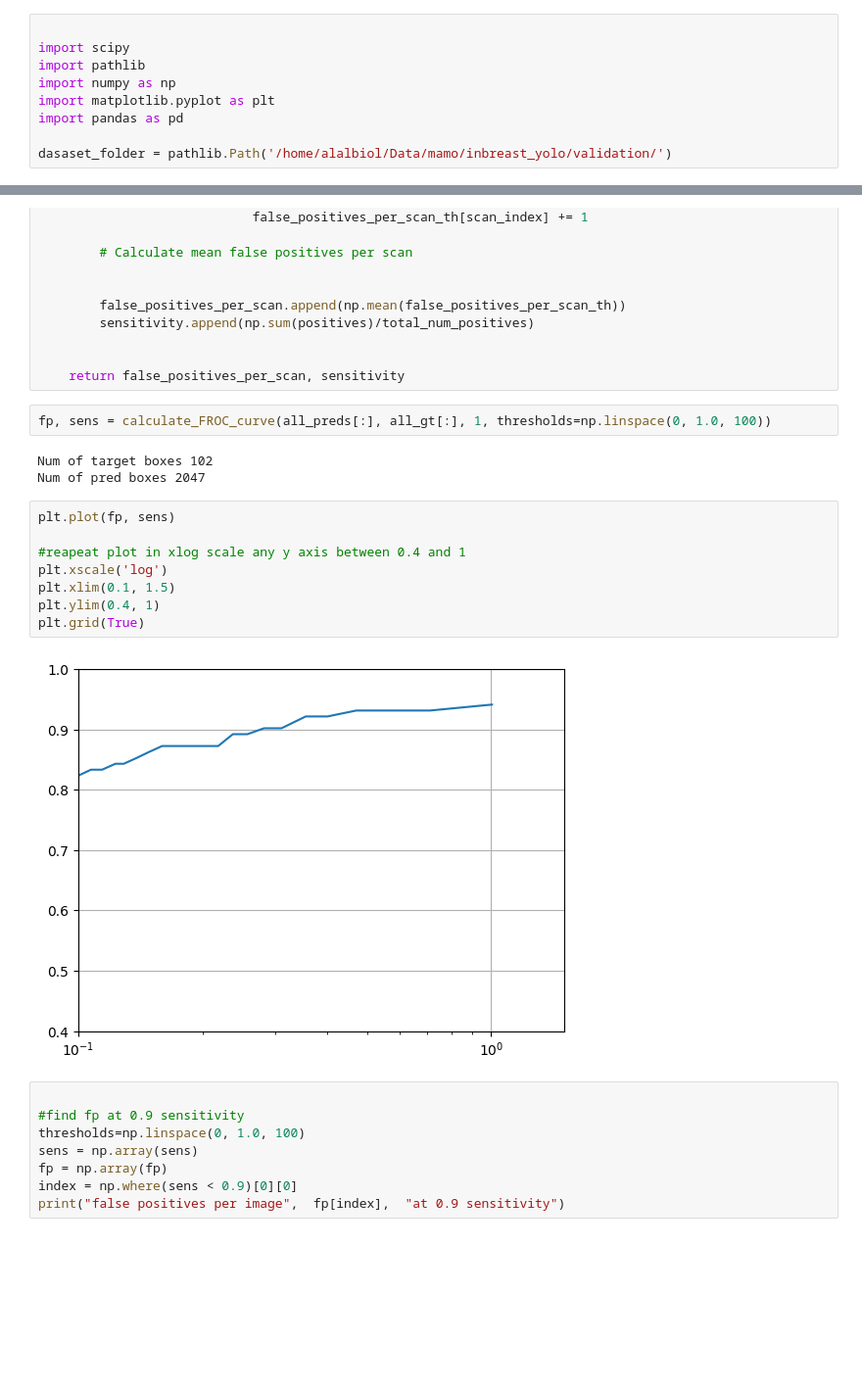
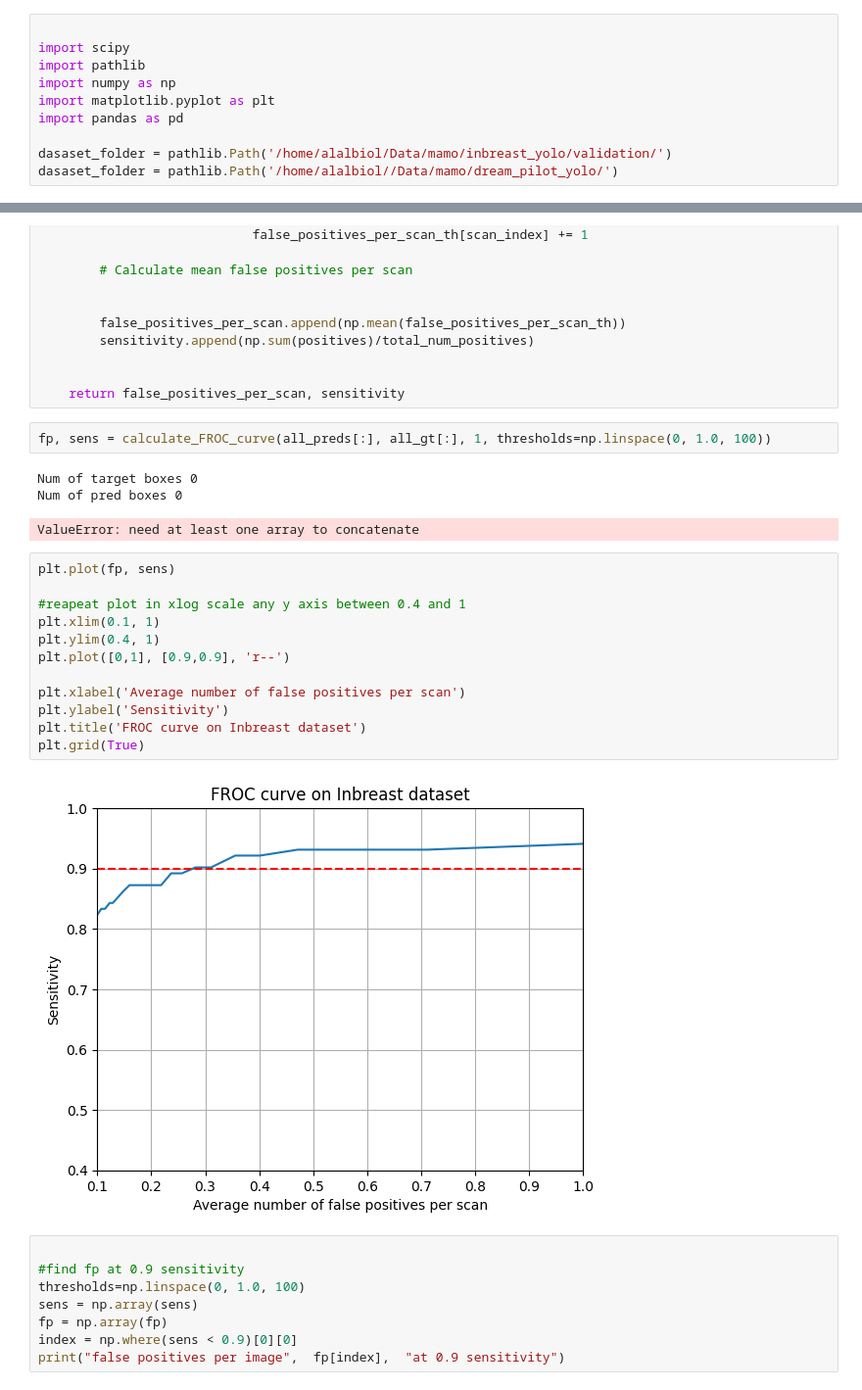
Before and after one commit to alalbiol/Mammography, a Jupyter notebook: Yolo8Mamo/notebooks/object_matching.ipynb, the cells around one changed output, grey strips where cells are left out. Shown: that part at 98% size. Drawn from its saved outputs; the diff is of its cells as text; blank space fills up the shorter version.

```diff
--- a/Yolo8Mamo/notebooks/object_matching.ipynb
+++ b/Yolo8Mamo/notebooks/object_matching.ipynb
@@ -7,6 +7,7 @@ import matplotlib.pyplot as plt
 import pandas as pd
 
 dasaset_folder = pathlib.Path('/home/alalbiol/Data/mamo/inbreast_yolo/validation/')
+dasaset_folder = pathlib.Path('/home/alalbiol//Data/mamo/dream_pilot_yolo/')
 # %%
 def read_gt(gt_file):
     gt = []
@@ -172,18 +175,23 @@ def calculate_FROC_curve(pred_boxes, target_boxes, class_id, thresholds=[0.7, 0.
 # %%
 fp, sens = calculate_FROC_curve(all_preds[:], all_gt[:], 1, thresholds=np.linspace(0, 1.0, 100))
 # %% [output]
-Num of target boxes 102
-Num of pred boxes 2047
+Num of target boxes 0
+Num of pred boxes 0
+ValueError: need at least one array to concatenate
 # %%
 plt.plot(fp, sens)
 
 #reapeat plot in xlog scale any y axis between 0.4 and 1
-plt.xscale('log')
-plt.xlim(0.1, 1.5)
+plt.xlim(0.1, 1)
 plt.ylim(0.4, 1)
+plt.plot([0,1], [0.9,0.9], 'r--')
+
+plt.xlabel('Average number of false positives per scan')
+plt.ylabel('Sensitivity')
+plt.title('FROC curve on Inbreast dataset')
 plt.grid(True)
 # %% [output]
-[figure, old version]
+[figure, new version]
 # %%
 
 #find fp at 0.9 sensitivity
```
Also changed, not shown: parts of 2 cells of this notebook, 9 other files.
